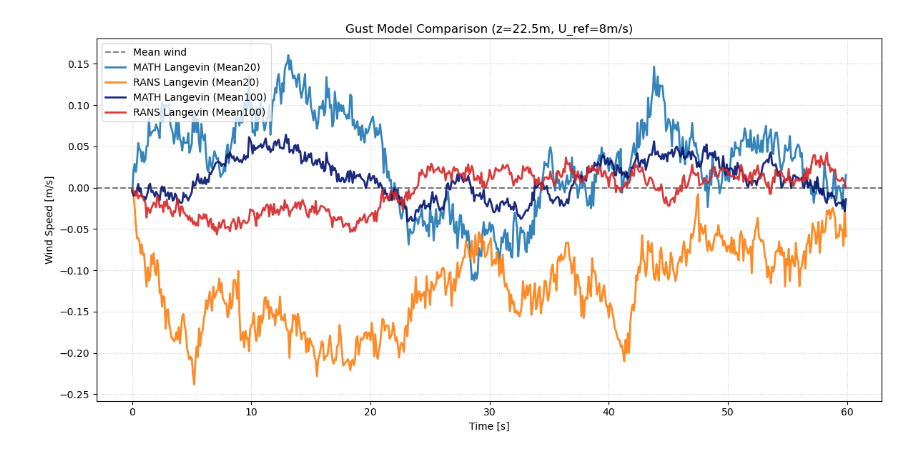
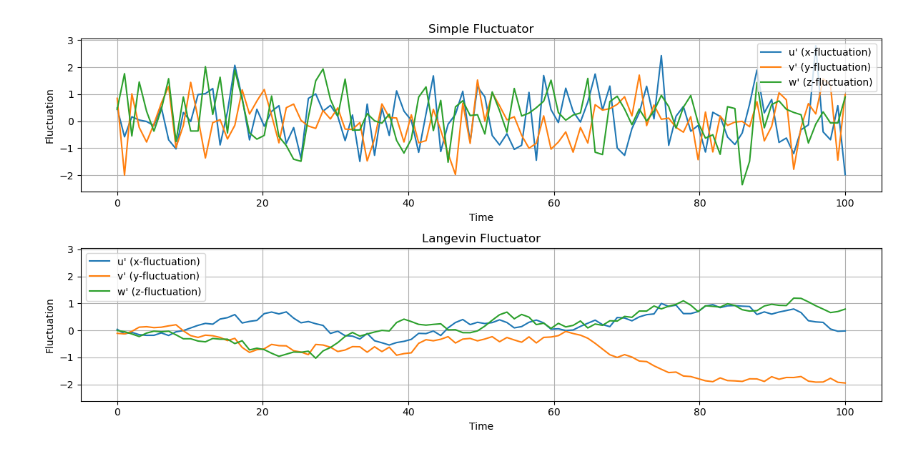
Before and after one commit to JacobManniche/Bachelor_legeplads, a Jupyter notebook: demos/fluctuation.ipynb, the cells around one changed output. Cells and saved outputs as stored; diff of their text form; code cells hidden in the pictures.

Commit message:
"added propper fluctuation notebook"

```diff
--- a/demos/fluctuation.ipynb
+++ b/demos/fluctuation.ipynb
@@ -86,66 +8,14 @@ plt.show()
-# %%
-rng = np.random.default_rng(42)
-mt = 60
-dt = 0.1
-n_steps = int(mt/dt)
-time = np.arange(0, mt, dt)
-shots_per_model = 100
-
-# Pre-allocate 2D arrays: (row=shot, col=time_step)
-simple_shots = np.zeros((shots_per_model, n_steps))
-lang_shots = np.zeros((shots_per_model, n_steps))
-rans_shots = np.zeros((shots_per_model, n_steps))
-
-for s in range(shots_per_model):
-    # Reset states for each independent shot
-    gust_state_lang = np.array([0.0])  # Start at zero gust
-    gust_state_rans_lang = np.array([0.0])  # Start at zero gust
-
-    for i in range(n_steps):
-        # 1. Simple Gaussian (The "Worse" model for min/max)
-        simple_shots[s, i] = gust_simple(wind, tke, rng)[1]
-
-        # 2. MATH Langevin
-        lw, gust_state_lang = gust_Langevin(wind, tke, epsilon, gust_state_lang[0], rng, dt, C0=2.1, cf=1)
-        lang_shots[s, i] = lw[1]
-
-        # 3. RANS Langevin
-        rw, gust_state_rans_lang = gust_Langevin(wind_rans, tke_rans, epsilon_rans, gust_state_rans_lang[0], rng, dt, C0=2.1, cf=1)
-        rans_shots[s, i] = rw[1]
-
-# --- Plotting ---
-fig, ax = plt.subplots(figsize=(12, 6))
-
-# 1. Plot the Min/Max Envelope of the Simple Model
-simple_min = np.min(simple_shots, axis=0)
-simple_max = np.max(simple_shots, axis=0)
-#ax.fill_between(time, simple_min, simple_max, color='gray', alpha=0.2, label='Simple Gaussian (Min/Max Range)')
-ax.axhline(wind[1], linestyle='--', color='black', alpha=0.5, label='Mean wind')
-#ax.plot(ds.t[:mt+1], ds.isel(**point_i)[labels[1][0]].values[:mt+1], label='LES dataset', linestyle='--', color='tab:green')
-
-# 2. Plot the individual shots for the advanced models
-colors = ['#1f77b4', '#ff7f0e', "#04146f", '#d62728'] # Blue and Orange
-# for s in range(shots_per_model):
-#     # Only add label to the first line to avoid legend duplication
-#     l_label = 'MATH Langevin' if s == 0 else None
-#     r_label = 'RANS Langevin' if s == 0 else None
-
-#     ax.plot(time, lang_shots[s], color=colors[0], alpha=0.6, linewidth=1, label=l_label)
-#     ax.plot(time, rans_shots[s], color=colors[1], alpha=0.6, linewidth=1, label=r_label)
-
-ax.plot(time, np.array(lang_shots[:20]).mean(axis=0), color=colors[0], alpha=0.9, linewidth=2, label='MATH Langevin (Mean20)')
-ax.plot(time, np.array(rans_shots[:20]).mean(axis=0), color=colors[1], alpha=0.9, linewidth=2, label='RANS Langevin (Mean20)')
-
-ax.plot(time, np.array(lang_shots).mean(axis=0), color=colors[2], alpha=0.9, linewidth=2, label='MATH Langevin (Mean100)')
-ax.plot(time, np.array(rans_shots).mean(axis=0), color=colors[3], alpha=0.9, linewidth=2, label='RANS Langevin (Mean100)')
-# 3. Formatting
-ax.set_xlabel('Time [s]')
-ax.set_ylabel('Wind Speed [m/s]')
-ax.set_title(f'Gust Model Comparison (z={z_i:.1f}m, U_ref={u_ref}m/s)')
-ax.legend(loc='upper left')
-ax.grid(True, linestyle=':', alpha=0.6)
-
-plt.tight_layout()
-plt.show()
-# %% [output]
-[figure, removed]
+# %%
+# visualize the temporal fluctuation profiles
+simple_fluc = Fluctuator(method='simple', dt=0.01)
+langevin_fluc = Fluctuator(method='langevin', dt=0.01, C0=2.1)
+
+fig, axs = plt.subplots(2, 1, figsize=(12, 6), sharey=True)
+simple_fluc.plot(ax=axs[0])
+axs[0].set_title('Simple Fluctuator')
+langevin_fluc.plot(ax=axs[1])
+axs[1].set_title('Langevin Fluctuator')
+plt.tight_layout()
+plt.show()
+# %% [output]
+[figure, added]
```
Also changed, not shown: parts of 17 cells of this notebook, 1 other file.
